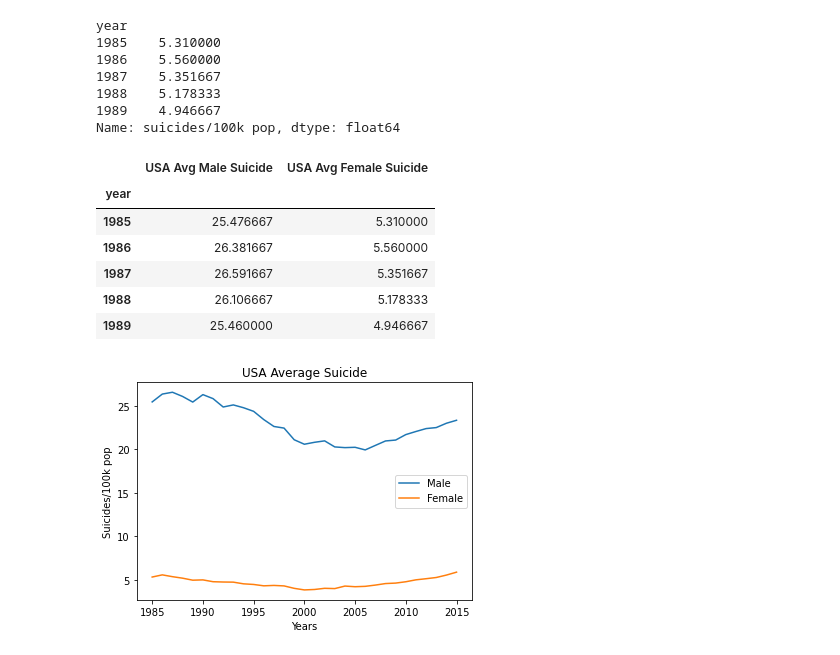
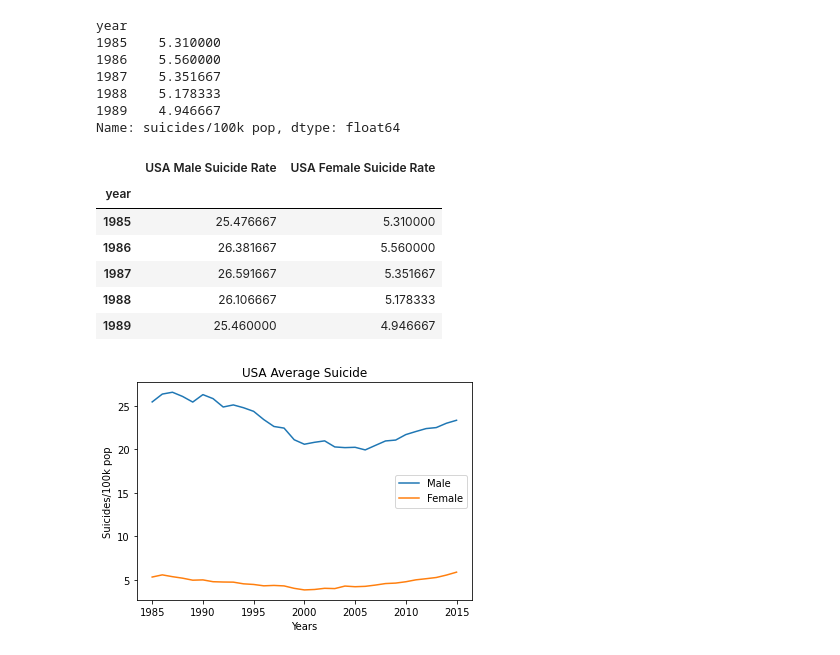
Before and after one commit to ludmilagd/SocialMediaUsageImpact, a Jupyter notebook: SuicideRatebyGender.ipynb, the cells around one changed output. Saved outputs shown, nothing was run; the diff lists cells and outputs as text; code cells hidden in the pictures.

```diff
--- a/SuicideRatebyGender.ipynb
+++ b/SuicideRatebyGender.ipynb
@@ -138,11 +138,11 @@ year
 1989    4.946667
 Name: suicides/100k pop, dtype: float64
 # %%
-usa_combined = pd.DataFrame({"USA Avg Male Suicide": usa_male_group,
-                             "USA Avg Female Suicide": usa_female_group})
+usa_combined = pd.DataFrame({"USA Male Suicide Rate": usa_male_group,
+                             "USA Female Suicide Rate": usa_female_group})
 usa_combined.head()
 # %% [output]
-|  | USA Avg Male Suicide | USA Avg Female Suicide |
+|  | USA Male Suicide Rate | USA Female Suicide Rate |
 | year |  |  |
 | 1985 | 25.476667 | 5.310000 |
 | 1986 | 26.381667 | 5.560000 |
```
Also changed, not shown: parts of 15 cells of this notebook.
